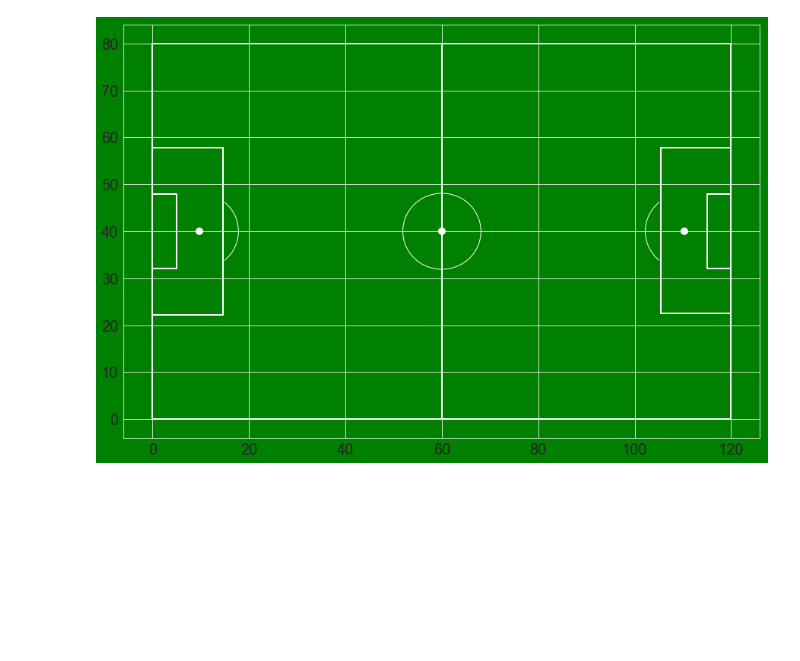
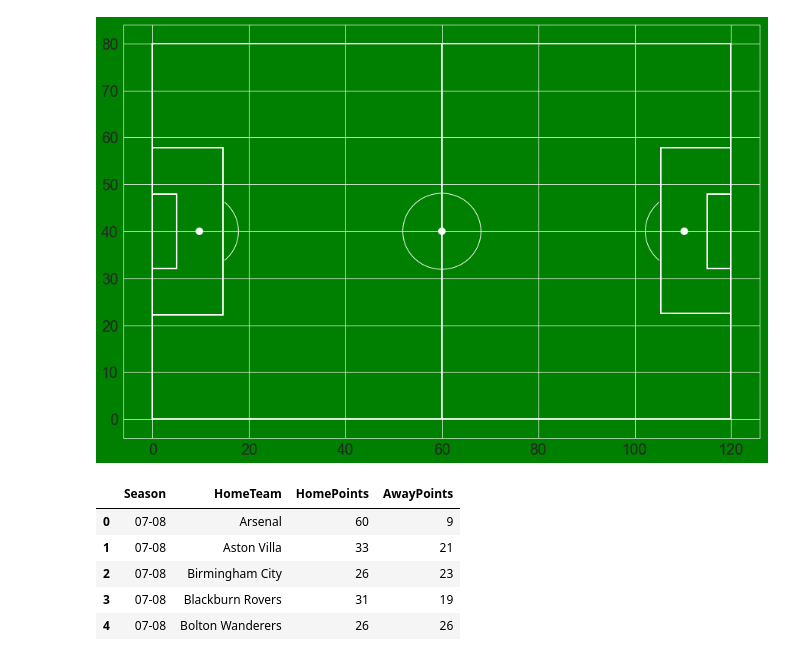
Before and after one commit to myfriendscallmeJ/a4, a Jupyter notebook: Project 4.ipynb, the cells around one changed output. Saved outputs shown, nothing was run; the diff lists cells and outputs as text; code cells hidden in the pictures; blank space fills up the shorter version.

Commit message:
created points_columns

```diff
--- a/Project 4.ipynb
+++ b/Project 4.ipynb
@@ -870,3 +867,34 @@ draw_pitch(ax)
 plt.show()
 # %% [output]
 [figure]
+# %%
+def home_points_cal(row):
+    if row['HomeScore'] > row['AwayScore']:
+        return 3
+    elif row ['HomeScore']==row['AwayScore']:
+        return 1
+    else:
+        return 0
+
+def away_points_cal(row):
+    if row['HomeScore'] < row['AwayScore']:
+        return 3
+    elif row ['HomeScore']==row['AwayScore']:
+        return 1
+    else:
+        return 0
+
+
+PremierLeague['HomePoints']=PremierLeague.apply(home_points_cal,axis=1)
+PremierLeague['AwayPoints']=PremierLeague.apply(away_points_cal,axis=1)
+Club_Pts=PremierLeague[['Season', 'Date','HomeTeam','AwayTeam','HomeScore','AwayScore', 'Result','HomePoints','AwayPoints']]
+Club_HME_Pts=pd.DataFrame(Club_Pts.groupby(['Season','HomeTeam'])['HomePoints','AwayPoints'].sum())
+Club_HME_Pts.reset_index(inplace=True)
+Club_HME_Pts.head()
+# %% [output]
+|  | Season | HomeTeam | HomePoints | AwayPoints |
+| 0 | 07-08 | Arsenal | 60 | 9 |
+| 1 | 07-08 | Aston Villa | 33 | 21 |
+| 2 | 07-08 | Birmingham City | 26 | 23 |
+| 3 | 07-08 | Blackburn Rovers | 31 | 19 |
+| 4 | 07-08 | Bolton Wanderers | 26 | 26 |
```
Also changed, not shown: parts of 1 cell of this notebook.
